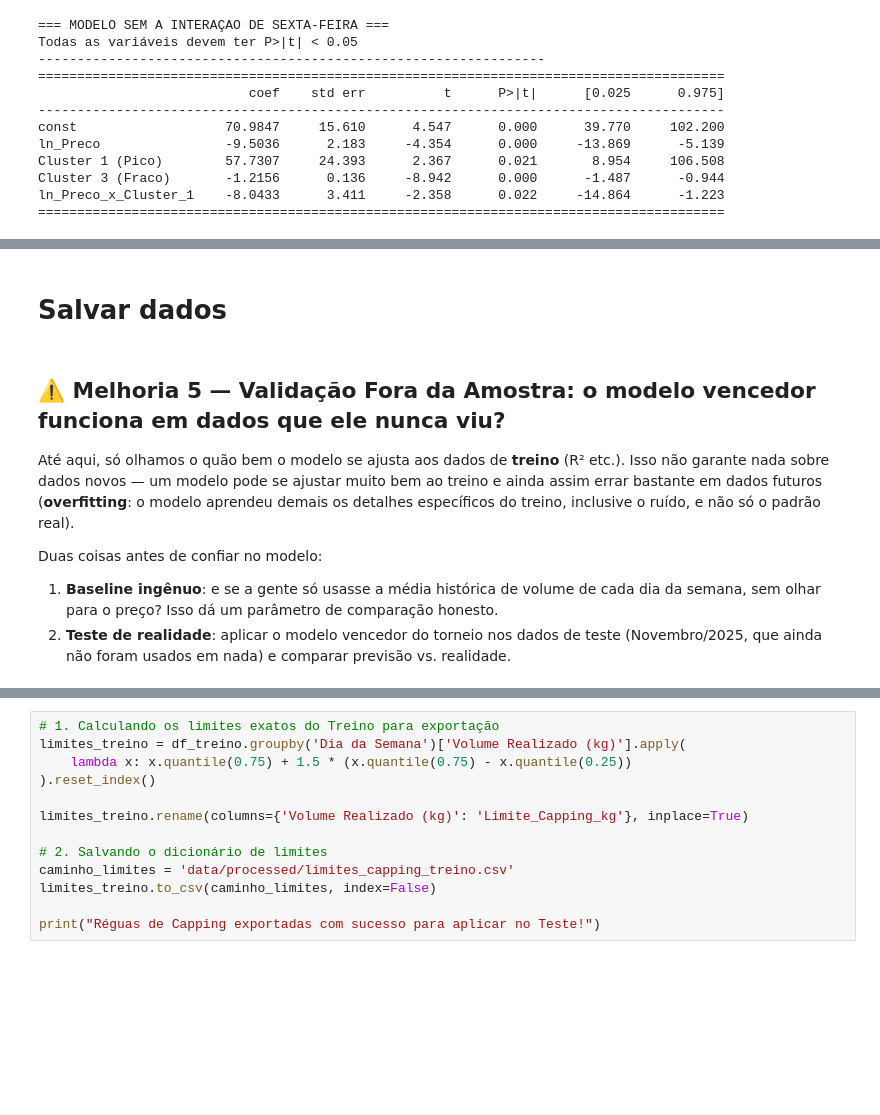
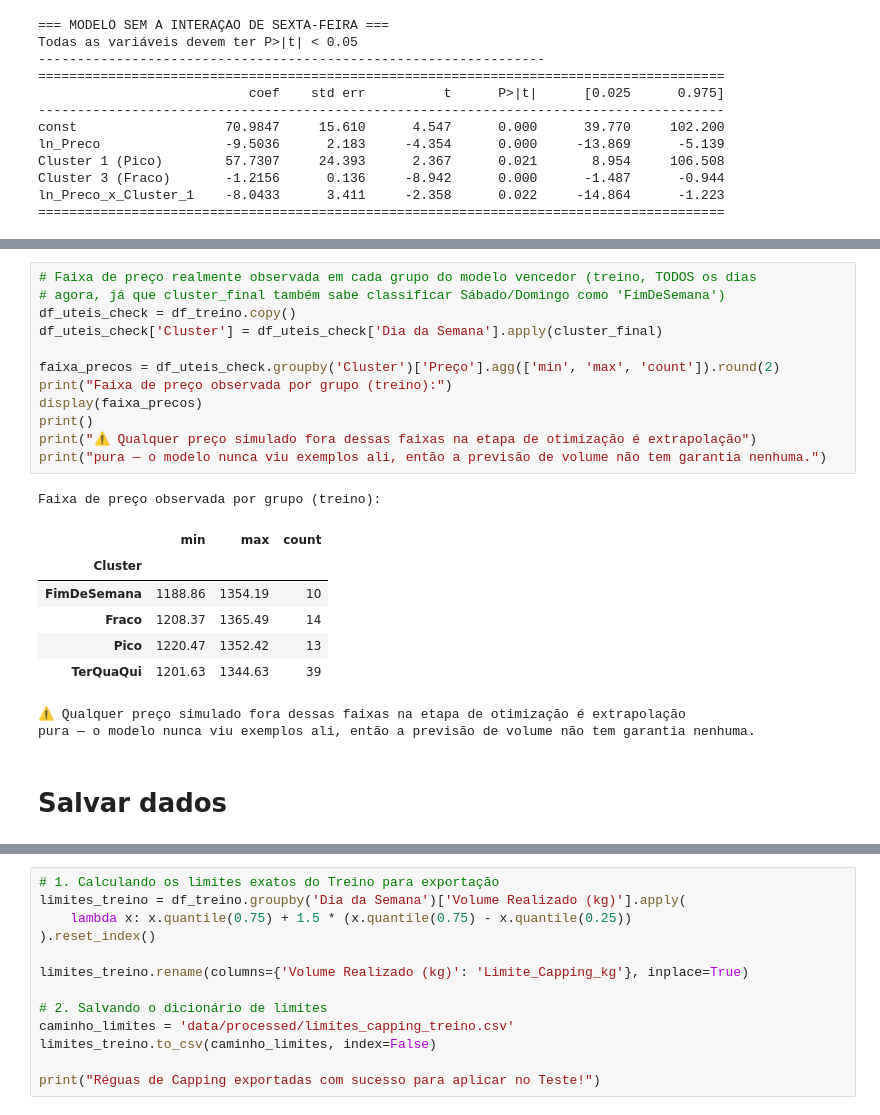
Before and after one commit to natfaria/2026-resolucao_problemas, a Jupyter notebook: 2026_resolucao_problemas/notebooks/01-EDA_v3.ipynb, the cells around one changed output, grey strips where cells are left out. Saved outputs shown, nothing was run; the diff lists cells and outputs as text; blank space fills up the shorter version.

Commit message:
update antes do claude

```diff
--- a/2026_resolucao_problemas/notebooks/01-EDA_v3.ipynb
+++ b/2026_resolucao_problemas/notebooks/01-EDA_v3.ipynb
@@ -1344,15 +1478,24 @@ pura — o modelo nunca viu exemplos ali, então a previsão de volume não tem
+# %%
+# Faixa de preço realmente observada em cada grupo do modelo vencedor (treino, TODOS os dias
+# agora, já que cluster_final também sabe classificar Sábado/Domingo como 'FimDeSemana')
+df_uteis_check = df_treino.copy()
+df_uteis_check['Cluster'] = df_uteis_check['Dia da Semana'].apply(cluster_final)
+
+faixa_precos = df_uteis_check.groupby('Cluster')['Preço'].agg(['min', 'max', 'count']).round(2)
+print("Faixa de preço observada por grupo (treino):")
+display(faixa_precos)
+print()
+print("⚠️ Qualquer preço simulado fora dessas faixas na etapa de otimização é extrapolação")
+print("pura — o modelo nunca viu exemplos ali, então a previsão de volume não tem garantia nenhuma.")
+# %% [output]
+Faixa de preço observada por grupo (treino):
+|  | min | max | count |
+| Cluster |  |  |  |
+| FimDeSemana | 1188.86 | 1354.19 | 10 |
+| Fraco | 1208.37 | 1365.49 | 14 |
+| Pico | 1220.47 | 1352.42 | 13 |
+| TerQuaQui | 1201.63 | 1344.63 | 39 |
+⚠️ Qualquer preço simulado fora dessas faixas na etapa de otimização é extrapolação
+pura — o modelo nunca viu exemplos ali, então a previsão de volume não tem garantia nenhuma.
 # %% [markdown]
 # Salvar dados
-# %% [markdown]
-## ⚠️ Melhoria 5 — Validação Fora da Amostra: o modelo vencedor funciona em dados que ele nunca viu?
-
-Até aqui, só olhamos o quão bem o modelo se ajusta aos dados de **treino** (R² etc.).
-Isso não garante nada sobre dados novos — um modelo pode se ajustar muito bem ao treino
-e ainda assim errar bastante em dados futuros (**overfitting**: o modelo aprendeu demais
-os detalhes específicos do treino, inclusive o ruído, e não só o padrão real).
-
-Duas coisas antes de confiar no modelo:
-1. **Baseline ingênuo**: e se a gente só usasse a média histórica de volume de cada dia da
-   semana, sem olhar para o preço? Isso dá um parâmetro de comparação honesto.
-2. **Teste de realidade**: aplicar o modelo vencedor do torneio nos dados de teste
-   (Novembro/2025, que ainda não foram usados em nada) e comparar previsão vs. realidade.
```
Also changed, not shown: parts of 53 cells of this notebook, 2 other files.
